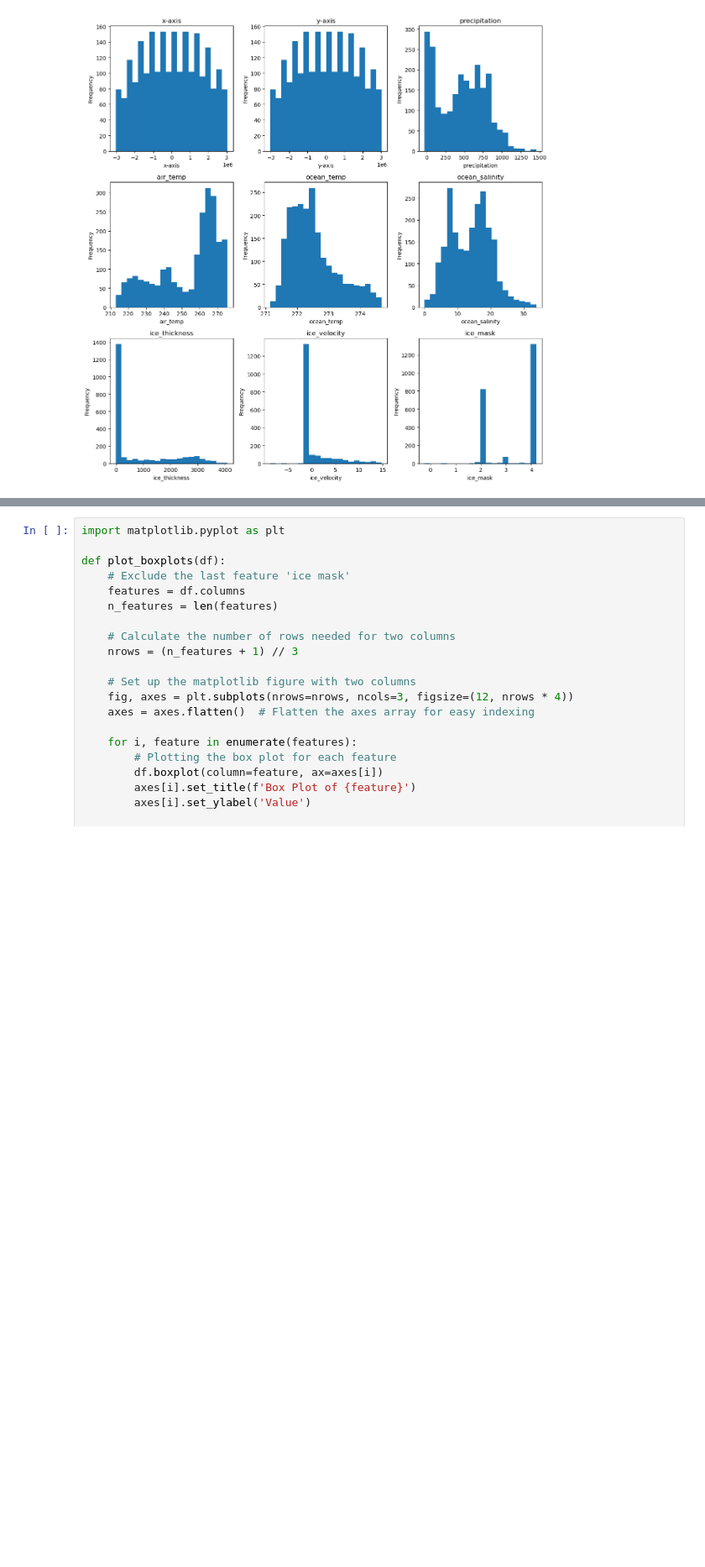
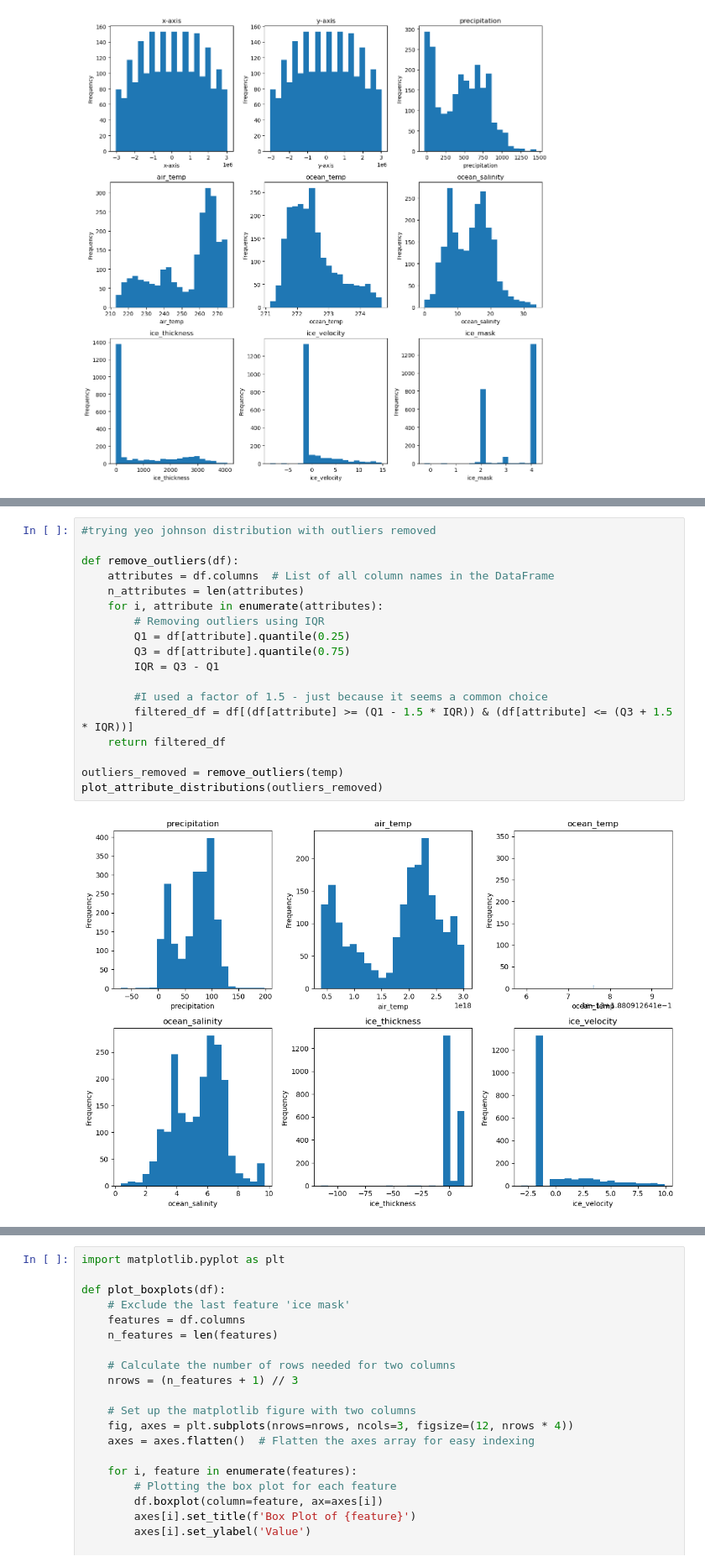
Before and after one commit to serafinaslevin/GP_Research, a Jupyter notebook: EDA.ipynb, the cells around one changed output, grey strips where cells are left out. Shown at 84% size. Cells and saved outputs as stored; diff of their text form; blank space fills up the shorter version.

```diff
--- a/EDA.ipynb
+++ b/EDA.ipynb
@@ -93,0 +135,20 @@ full_df.describe()
+# %%
+#trying yeo johnson distribution with outliers removed
+
+def remove_outliers(df):
+    attributes = df.columns  # List of all column names in the DataFrame
+    n_attributes = len(attributes)
+    for i, attribute in enumerate(attributes):
+        # Removing outliers using IQR
+        Q1 = df[attribute].quantile(0.25)
+        Q3 = df[attribute].quantile(0.75)
+        IQR = Q3 - Q1
+
+        #I used a factor of 1.5 - just because it seems a common choice
+        filtered_df = df[(df[attribute] >= (Q1 - 1.5 * IQR)) & (df[attribute] <= (Q3 + 1.5 * IQR))]
+    return filtered_df
+
+outliers_removed = remove_outliers(temp)
+plot_attribute_distributions(outliers_removed)
+# %% [output]
+[figure, added]
```
Also changed, not shown: parts of 14 cells of this notebook, 1 other file.
